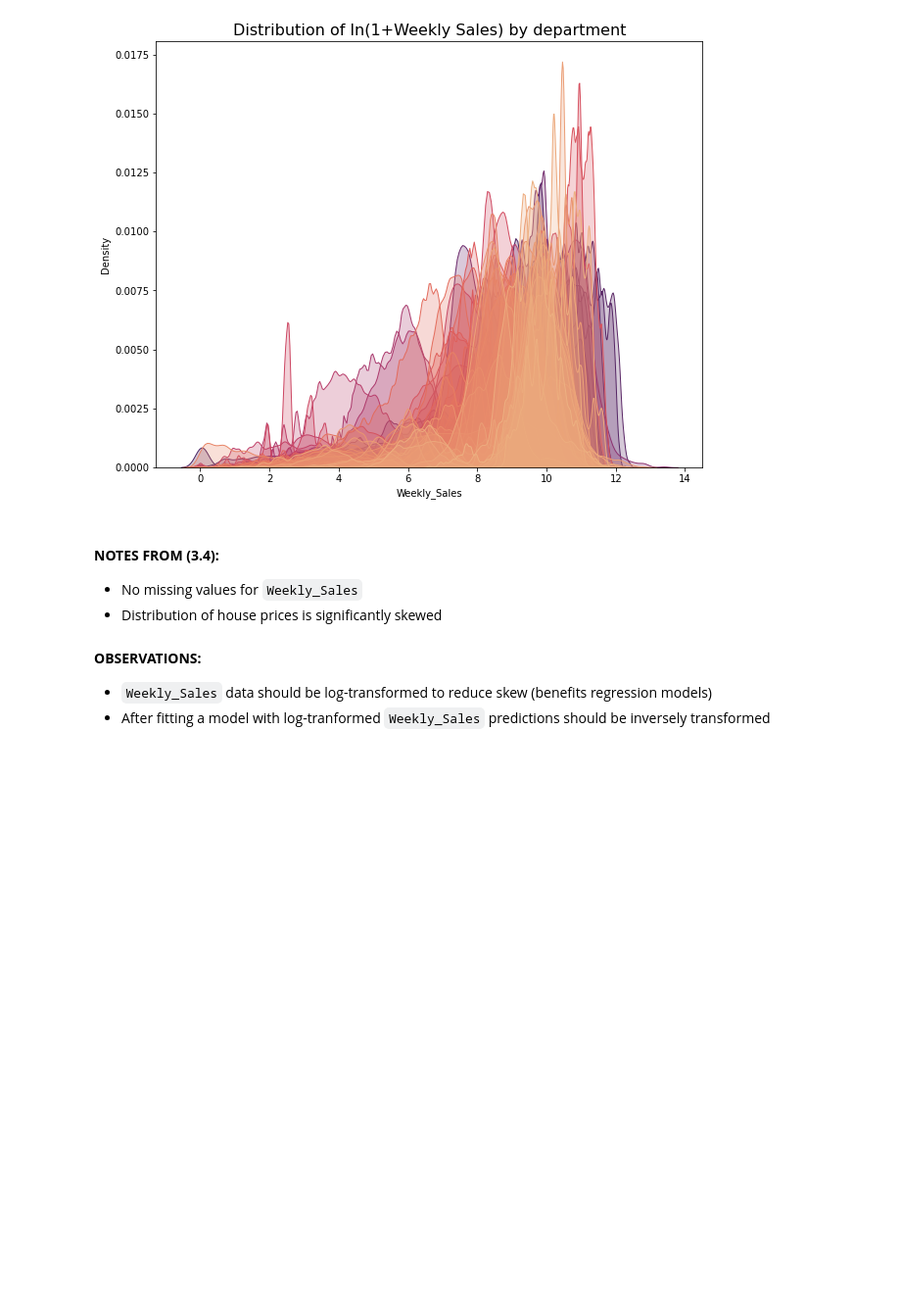
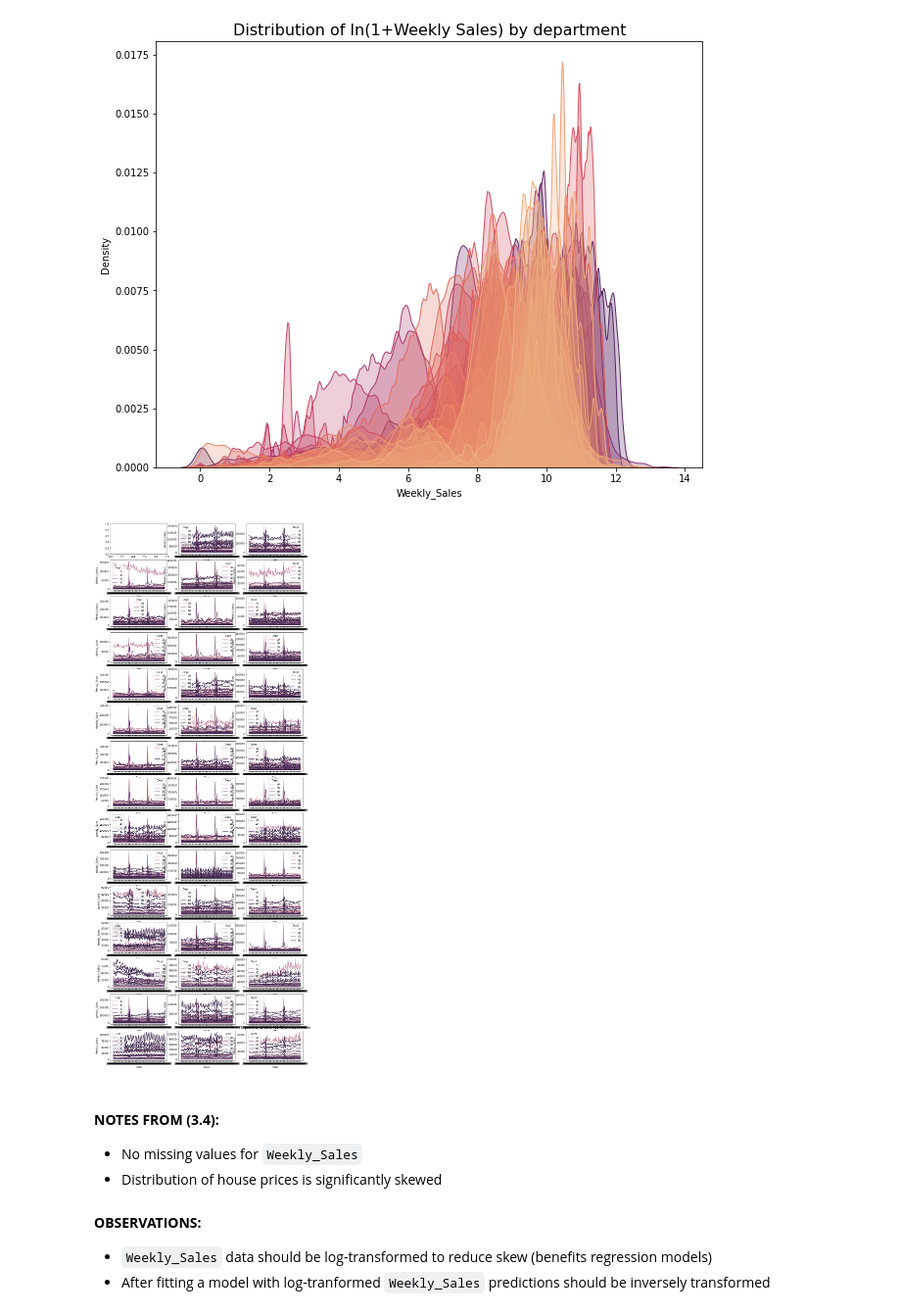
Before and after one commit to patohdzs/datadventures, a Jupyter notebook: walmart-sales/walmart-sales-prediction.ipynb, the cells around one changed output. Shown at 98% size. Drawn from its saved outputs; the diff is of its cells as text; code cells hidden in the pictures; blank space fills up the shorter version.

```diff
--- a/walmart-sales/walmart-sales-prediction.ipynb
+++ b/walmart-sales/walmart-sales-prediction.ipynb
@@ -220,6 +220,22 @@ plt.legend([],[], frameon=False)
 plt.show()
 # %% [output]
 [figure]
+# %%
+# Plotting weekly departmental sales by store time series
+fig, axs = plt.subplots(15,3)
+fig.set_size_inches(14, 40)
+for i in range(45):
+    store_data = data[data['Store']==i]
+    sns.lineplot(data=store_data,
+                 y='Weekly_Sales',
+                 x='Date',
+                 hue='Dept',
+                 ax=axs[i//3,i%3])
+plt.title('Department Weekly Sales over time', size=16)
+#plt.legend([],[], frameon=False)
+plt.show()
+# %% [output]
+[figure, added]
 # %% [markdown]
 #### **NOTES FROM (3.4):**
 
```
Also changed, not shown: parts of 1 cell of this notebook.
